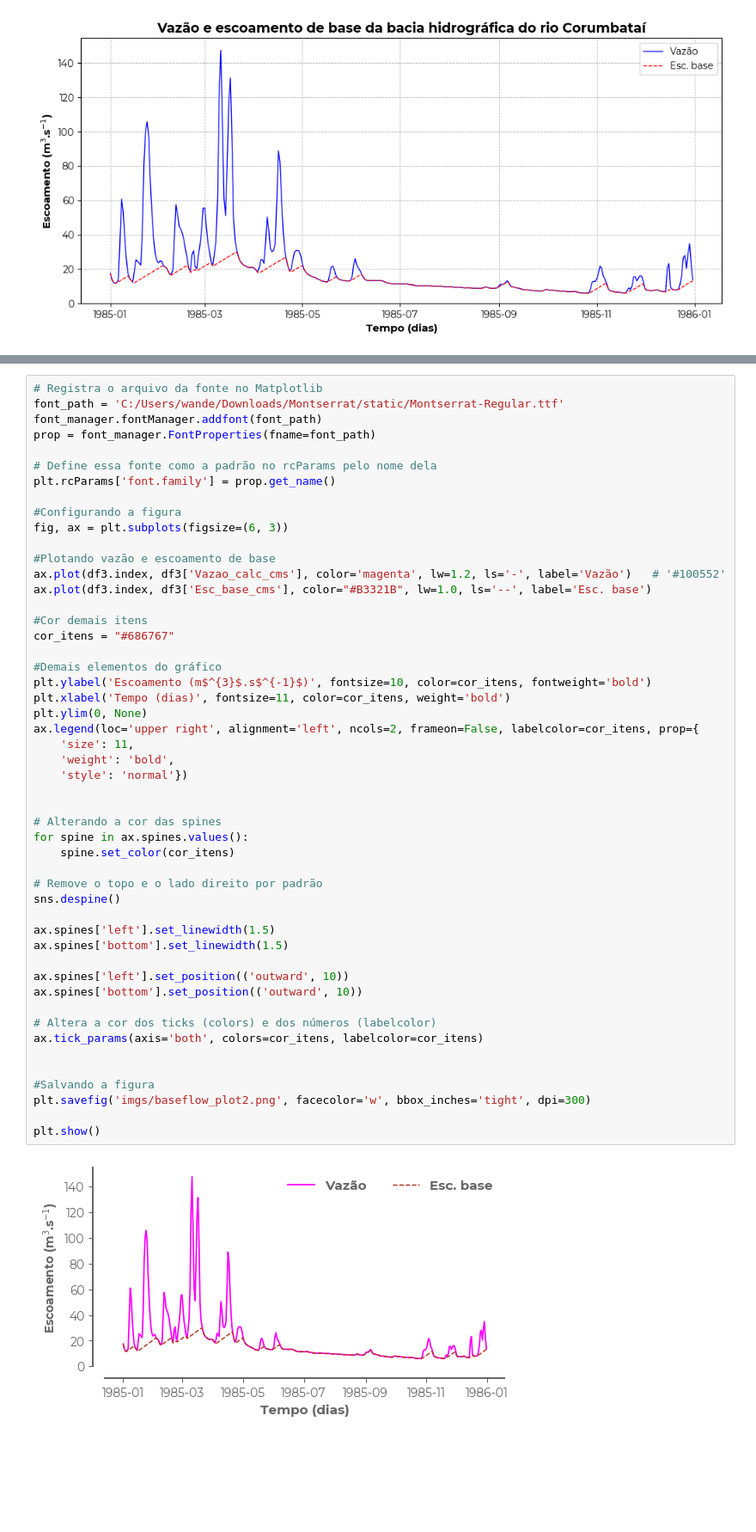
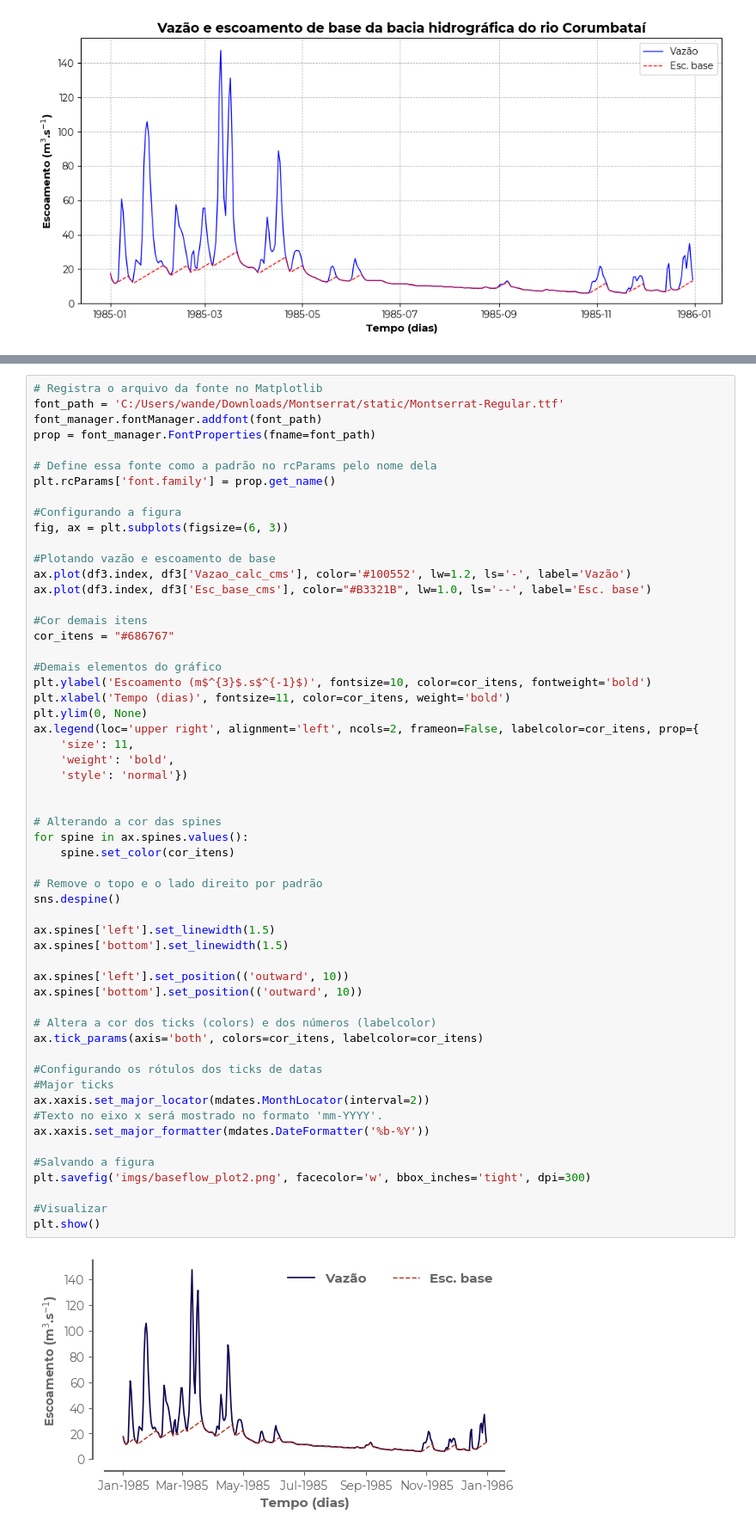
Before and after one commit to wanderam/separacao-escoamento-base, a Jupyter notebook: sep_baseflow.ipynb, the cells around one changed output, grey strips where cells are left out. Shown at 86% size. Drawn from its saved outputs; the diff is of its cells as text; blank space fills up the shorter version.

```diff
--- a/sep_baseflow.ipynb
+++ b/sep_baseflow.ipynb
@@ -280,7 +281,7 @@ plt.rcParams['font.family'] = prop.get_name()
 fig, ax = plt.subplots(figsize=(6, 3))
 
 #Plotando vazão e escoamento de base
-ax.plot(df3.index, df3['Vazao_calc_cms'], color='magenta', lw=1.2, ls='-', label='Vazão')   # '#100552'
+ax.plot(df3.index, df3['Vazao_calc_cms'], color='#100552', lw=1.2, ls='-', label='Vazão')
 ax.plot(df3.index, df3['Esc_base_cms'], color="#B3321B", lw=1.0, ls='--', label='Esc. base')
 
 #Cor demais itens
@@ -291,31 +292,37 @@ plt.ylabel('Escoamento (m$^{3}$.s$^{-1}$)', fontsize=10, color=cor_itens, fontwe
 plt.xlabel('Tempo (dias)', fontsize=11, color=cor_itens, weight='bold')
 plt.ylim(0, None)
 ax.legend(loc='upper right', alignment='left', ncols=2, frameon=False, labelcolor=cor_itens, prop={
     'size': 11,
     'weight': 'bold',
     'style': 'normal'})
 
 
 # Alterando a cor das spines
 for spine in ax.spines.values():
     spine.set_color(cor_itens)
 
 # Remove o topo e o lado direito por padrão
 sns.despine()
 
 ax.spines['left'].set_linewidth(1.5)
 ax.spines['bottom'].set_linewidth(1.5)
 
 ax.spines['left'].set_position(('outward', 10))
 ax.spines['bottom'].set_position(('outward', 10))
 
 # Altera a cor dos ticks (colors) e dos números (labelcolor)
 ax.tick_params(axis='both', colors=cor_itens, labelcolor=cor_itens)
 
+#Configurando os rótulos dos ticks de datas
+#Major ticks
+ax.xaxis.set_major_locator(mdates.MonthLocator(interval=2))
+#Texto no eixo x será mostrado no formato 'mm-YYYY'.
+ax.xaxis.set_major_formatter(mdates.DateFormatter('%b-%Y'))
 
 #Salvando a figura
 plt.savefig('imgs/baseflow_plot2.png', facecolor='w', bbox_inches='tight', dpi=300)
 
+#Visualizar
 plt.show()
 # %% [output]
-[figure, old version]
+[figure, new version]
```
Also changed, not shown: parts of 4 cells of this notebook, 1 other file.
